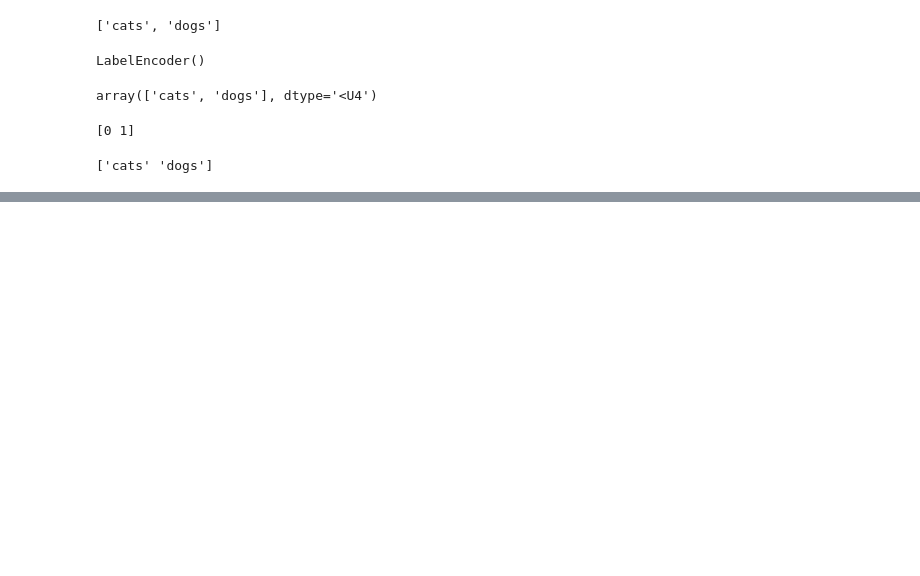
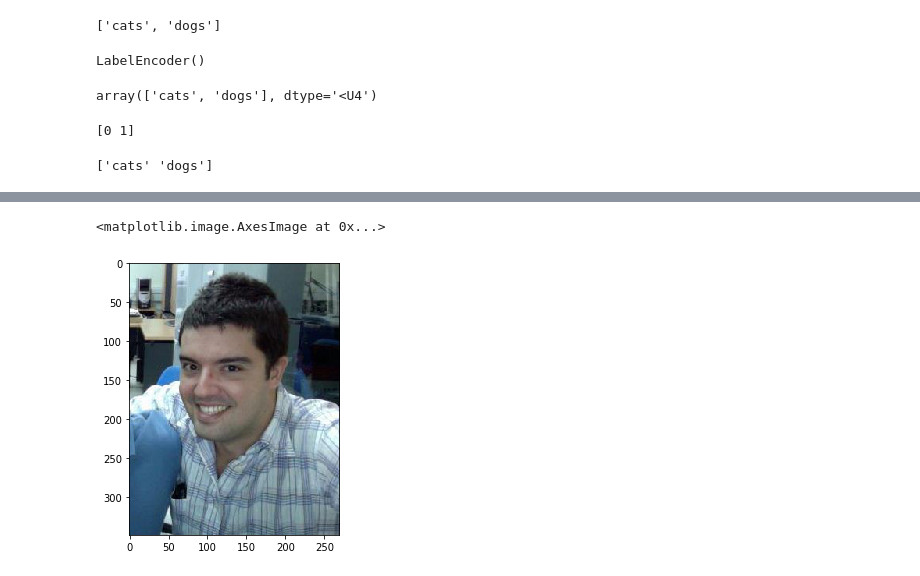
Before and after one commit to davidfreire/KFold_project, a Jupyter notebook: K_Fold.ipynb, the cells around one changed output, grey strips where cells are left out. Drawn from its saved outputs; the diff is of its cells as text; code cells hidden in the pictures; blank space fills up the shorter version.

Commit message:
working on augmentations

```diff
--- a/K_Fold.ipynb
+++ b/K_Fold.ipynb
@@ -120,0 +226,9 @@ class_dict = dict(zip(inv, labels))
+# %%
+aug = HorizontalFlip(p=1)
+#augment_and_show(aug, image)
+image = aug(image=image)['image']
+plt.figure(figsize=(5, 5))
+plt.imshow(image)
+# %% [output]
+<matplotlib.image.AxesImage at 0x...>
+[figure, added]
```
Also changed, not shown: parts of 28 cells of this notebook, 1 other file.
